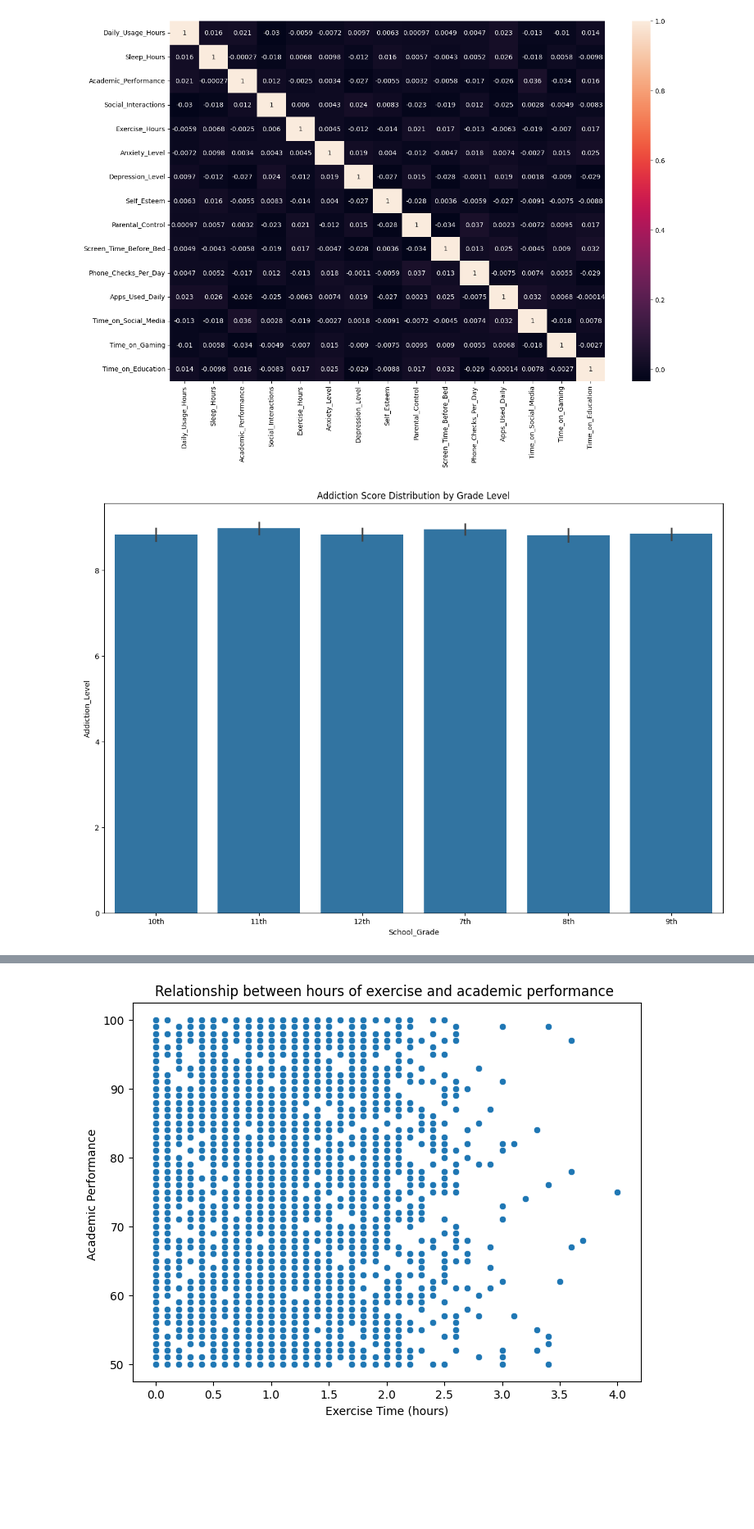
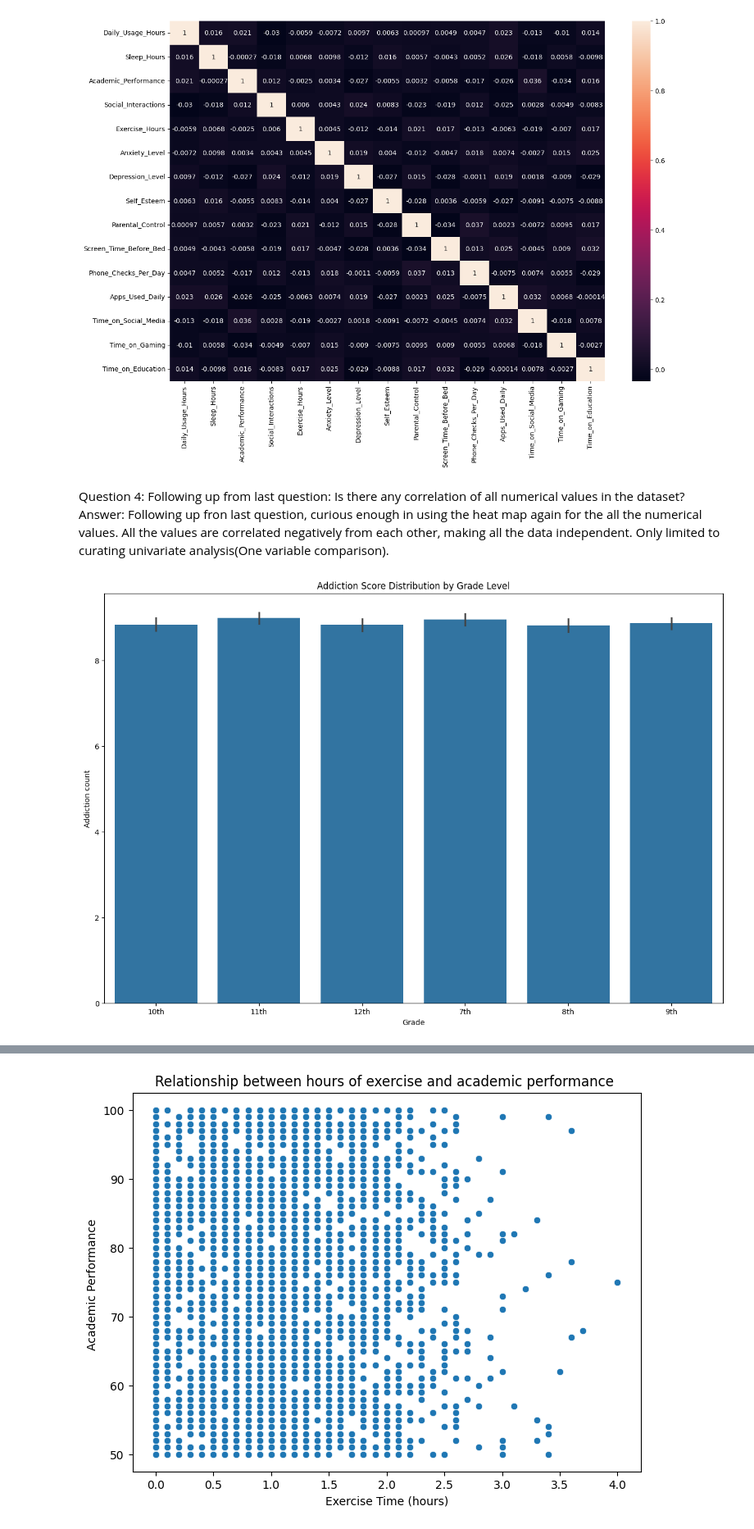
Before and after one commit to Charliee510/async-final-project-yellow-charlie, a Jupyter notebook: main.ipynb, the cells around one changed output, grey strips where cells are left out. Shown at 82% size. Cells and saved outputs as stored; diff of their text form; code cells hidden in the pictures; blank space fills up the shorter version.

Commit message:
Finishing and making touches :)))

```diff
--- a/main.ipynb
+++ b/main.ipynb
@@ -131,12 +127,16 @@ sns.heatmap(q4_data.corr(), annot = True, cmap = 'rocket')
 # %% [output]
 <Axes: >
 [figure]
+# %% [markdown]
+Question 4: Following up from last question: Is there any correlation of all numerical values in the dataset?
+Answer: Following up fron last question, curious enough in using the heat map again for the all the numerical values. All the values are correlated negatively from each other, making all the data independent. Only limited to curating univariate analysis(One variable comparison).
 # %%
-#5 What grade has the most count of addiction level
 plt.figure(figsize=(15, 10))
 
 sns.barplot(x='School_Grade', y='Addiction_Level', data=df, order=sorted(df['School_Grade'].unique()))
 plt.title("Addiction Score Distribution by Grade Level")
+plt.xlabel("Grade")
+plt.ylabel("Addiction count")
 plt.show()
 # %% [output]
-[figure, old version]
+[figure, new version]
```
Also changed, not shown: parts of 21 cells of this notebook.
